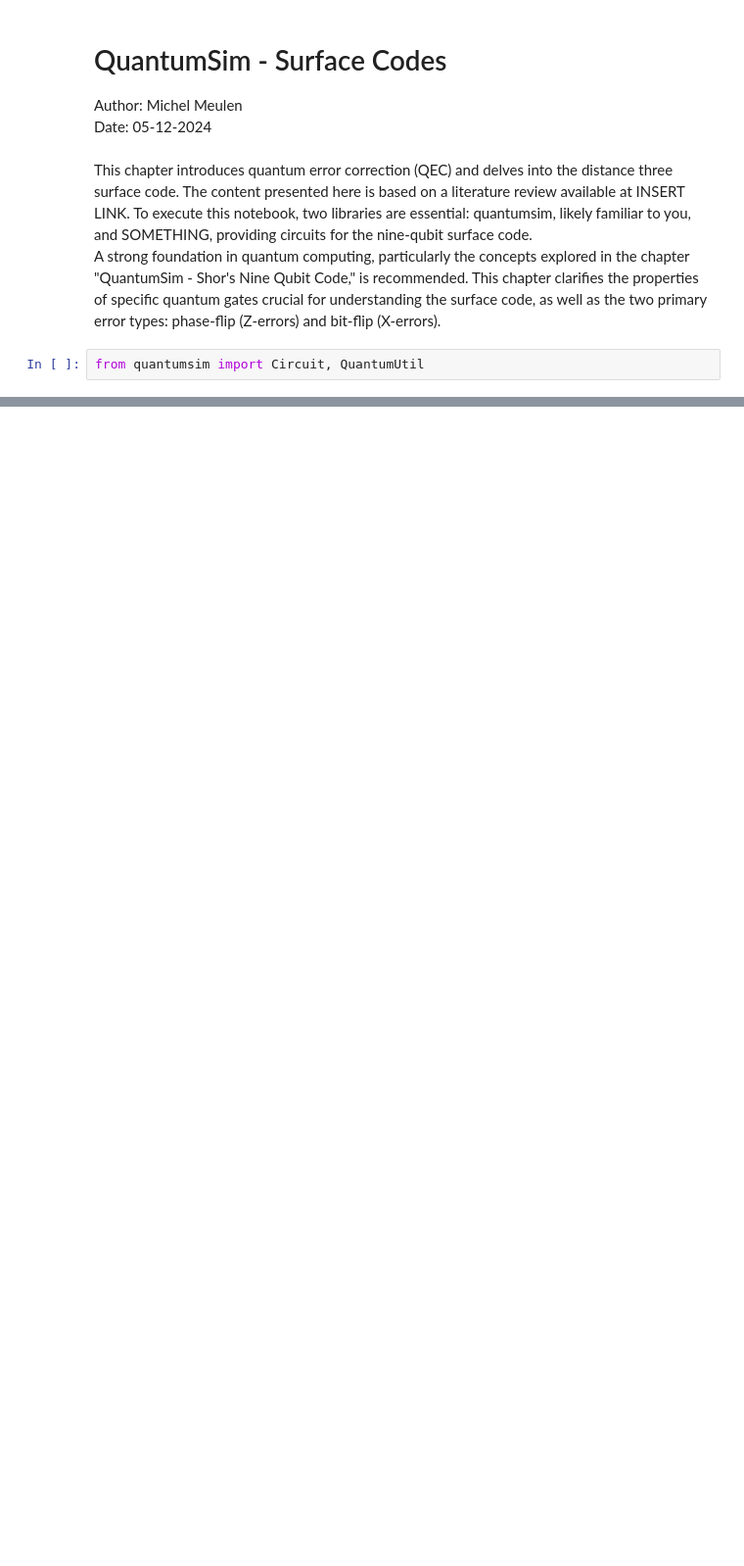
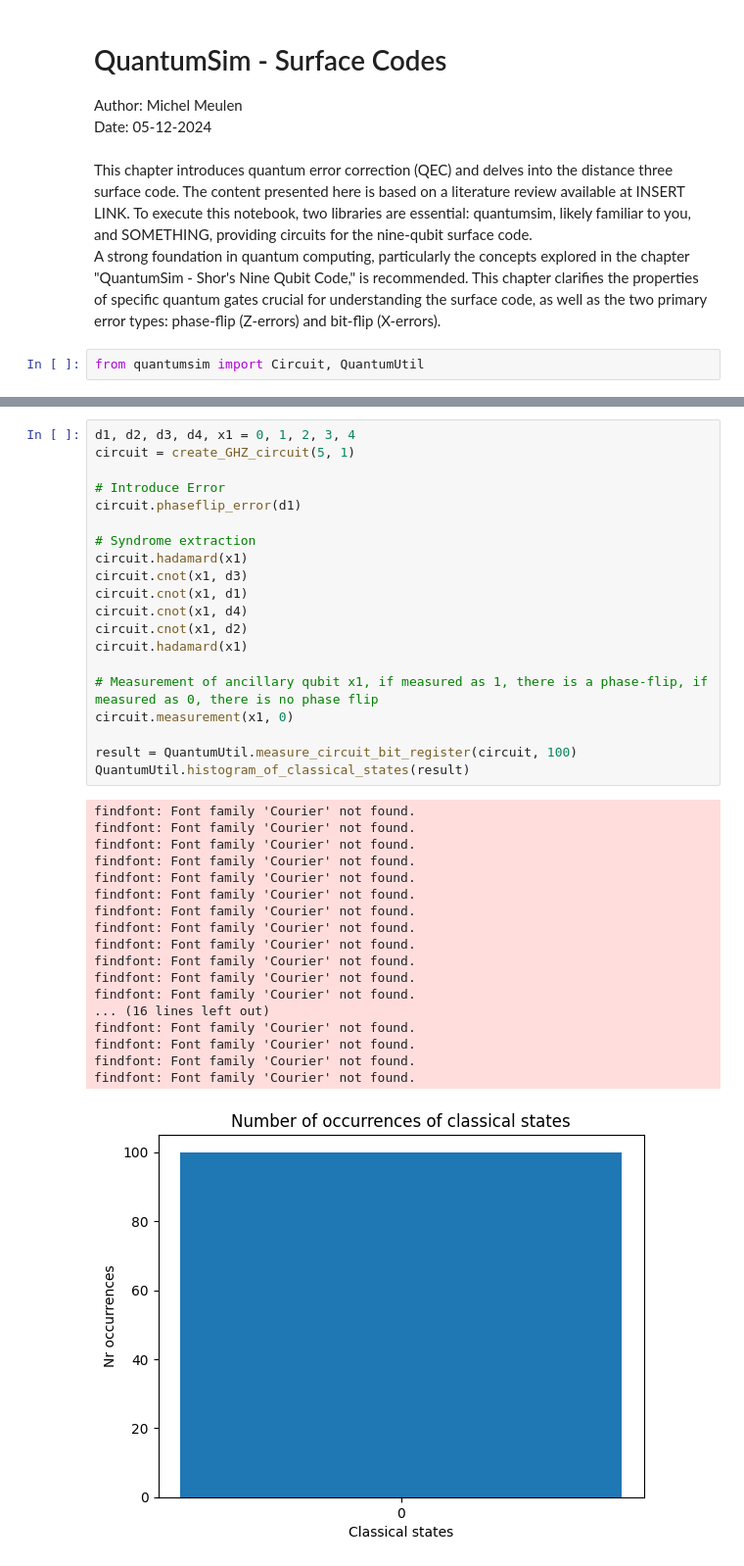
Before and after one commit to Mitch36/QuantumSim-QEC, a Jupyter notebook: QuantumSimSurfaceCodes.ipynb, the cells around one changed output, grey strips where cells are left out. Shown at 98% size. Drawn from its saved outputs; the diff is of its cells as text; blank space fills up the shorter version.

```diff
--- a/QuantumSimSurfaceCodes.ipynb
+++ b/QuantumSimSurfaceCodes.ipynb
@@ -134,0 +82,39 @@ Surface Codes - The Distance-Three Surface Code
+# %%
+d1, d2, d3, d4, x1 = 0, 1, 2, 3, 4
+circuit = create_GHZ_circuit(5, 1)
+
+# Introduce Error
+circuit.phaseflip_error(d1)
+
+# Syndrome extraction
+circuit.hadamard(x1)
+circuit.cnot(x1, d3)
+circuit.cnot(x1, d1)
+circuit.cnot(x1, d4)
+circuit.cnot(x1, d2)
+circuit.hadamard(x1)
+
+# Measurement of ancillary qubit x1, if measured as 1, there is a phase-flip, if measured as 0, there is no phase flip
+circuit.measurement(x1, 0)
+
+result = QuantumUtil.measure_circuit_bit_register(circuit, 100)
+QuantumUtil.histogram_of_classical_states(result)
+# %% [output]
+findfont: Font family 'Courier' not found.
+findfont: Font family 'Courier' not found.
+findfont: Font family 'Courier' not found.
+findfont: Font family 'Courier' not found.
+findfont: Font family 'Courier' not found.
+findfont: Font family 'Courier' not found.
+findfont: Font family 'Courier' not found.
+findfont: Font family 'Courier' not found.
+findfont: Font family 'Courier' not found.
+findfont: Font family 'Courier' not found.
+findfont: Font family 'Courier' not found.
+findfont: Font family 'Courier' not found.
+... (16 lines left out)
+findfont: Font family 'Courier' not found.
+findfont: Font family 'Courier' not found.
+findfont: Font family 'Courier' not found.
+findfont: Font family 'Courier' not found.
+[figure, added]
```
Also changed, not shown: parts of 14 cells of this notebook, 15 other files.
